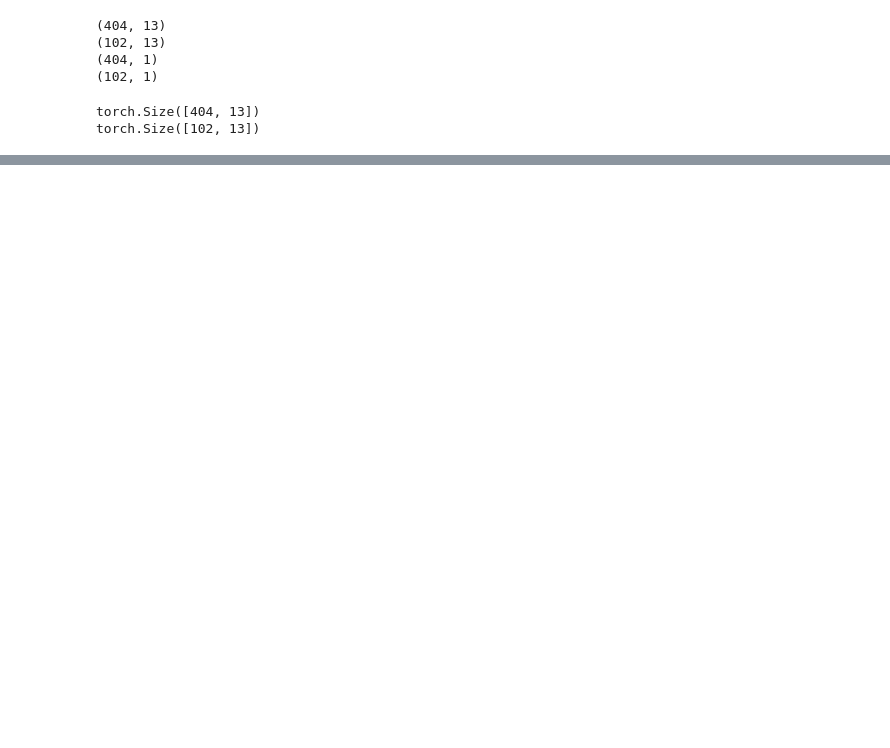
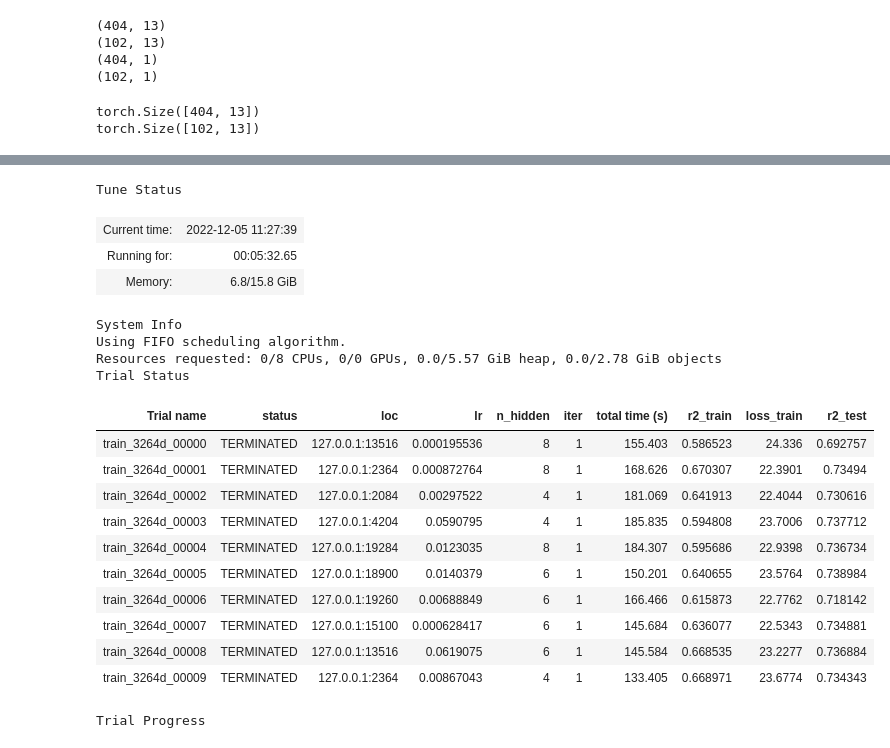
Before and after one commit to gabriellfelix/neural_networks, a Jupyter notebook: 01. Neural Network on Boston Housing Dataset/Neural Network on Boston Housing Dataset.ipynb, the cells around one changed output, grey strips where cells are left out. Cells and saved outputs as stored; diff of their text form; code cells hidden in the pictures; blank space fills up the shorter version.

Commit message:
add ajuste de hiperparametros com grid

```diff
--- a/01. Neural Network on Boston Housing Dataset/Neural Network on Boston Housing Dataset.ipynb
+++ b/01. Neural Network on Boston Housing Dataset/Neural Network on Boston Housing Dataset.ipynb
@@ -168,19 +166,0 @@ Sequential(
-# %%
-# Definindo o otimizador que será utilizado no backpropagation
-
-loss_function = nn.MSELoss()
-optimizer = torch.optim.Adam(model.parameters(), lr=learning_rate)
-# %%
-# Treinando a rede neural com forward propagation e backpropagation
-
-losses = []
-for epoch in range(1000):
-    for x, y in train_dataloader:
-        pred_y = model(x.to(torch.float32))
-        loss = loss_function(pred_y, y.to(torch.float32))
-        losses.append(loss.item())
-
-        model.zero_grad()
-        loss.backward()
-
-        optimizer.step()
@@ -220,0 +167,12 @@ R2: 0.7348280912797295
+# %%
+class Net(nn.Module):
+    def __init__(self, n_hidden=30):
+        super(Net, self).__init__()
+        self.lr1 = nn.Linear(13, n_hidden)
+        self.lr2 = nn.Linear(n_hidden, 1)
+
+    def forward(self, x):
+        x = self.lr1(x)
+        x = self.lr2(x)
+
+        return x
@@ -220,0 +215,13 @@ R2: 0.7348280912797295
+# %%
+config = {
+    "train_dataloader": train_dataloader,
+    "test_x": tensor_x_test,
+    "test_y": tensor_y_test,
+    "n_epochs": n_epochs,
+    "n_hidden": tune.sample_from(lambda _: 2*np.random.randint(2,5)),
+    "lr": tune.loguniform(1e-4, 1e-1)
+}
+# %%
+tuner = tune.Tuner(train, param_space=config, tune_config=tune.TuneConfig(metric="r2_test", mode="max", num_samples=n_grid))
+results = tuner.fit()
+# %% [output]
@@ -220,0 +230,20 @@ R2: 0.7348280912797295
+Tune Status
+| Current time: | 2022-12-05 11:27:39 |
+| Running for: | 00:05:32.65 |
+| Memory: | 6.8/15.8 GiB |
+System Info
+Using FIFO scheduling algorithm.
+Resources requested: 0/8 CPUs, 0/0 GPUs, 0.0/5.57 GiB heap, 0.0/2.78 GiB objects
+Trial Status
+| Trial name | status | loc | lr | n_hidden | iter | total time (s) | r2_train | loss_train | r2_test |
+| train_3264d_00000 | TERMINATED | 127.0.0.1:13516 | 0.000195536 | 8 | 1 | 155.403 | 0.586523 | 24.336 | 0.692757 |
+| train_3264d_00001 | TERMINATED | 127.0.0.1:2364 | 0.000872764 | 8 | 1 | 168.626 | 0.670307 | 22.3901 | 0.73494 |
+| train_3264d_00002 | TERMINATED | 127.0.0.1:2084 | 0.00297522 | 4 | 1 | 181.069 | 0.641913 | 22.4044 | 0.730616 |
+| train_3264d_00003 | TERMINATED | 127.0.0.1:4204 | 0.0590795 | 4 | 1 | 185.835 | 0.594808 | 23.7006 | 0.737712 |
+| train_3264d_00004 | TERMINATED | 127.0.0.1:19284 | 0.0123035 | 8 | 1 | 184.307 | 0.595686 | 22.9398 | 0.736734 |
+| train_3264d_00005 | TERMINATED | 127.0.0.1:18900 | 0.0140379 | 6 | 1 | 150.201 | 0.640655 | 23.5764 | 0.738984 |
+| train_3264d_00006 | TERMINATED | 127.0.0.1:19260 | 0.00688849 | 6 | 1 | 166.466 | 0.615873 | 22.7762 | 0.718142 |
+| train_3264d_00007 | TERMINATED | 127.0.0.1:15100 | 0.000628417 | 6 | 1 | 145.684 | 0.636077 | 22.5343 | 0.734881 |
+| train_3264d_00008 | TERMINATED | 127.0.0.1:13516 | 0.0619075 | 6 | 1 | 145.584 | 0.668535 | 23.2277 | 0.736884 |
+| train_3264d_00009 | TERMINATED | 127.0.0.1:2364 | 0.00867043 | 4 | 1 | 133.405 | 0.668971 | 23.6774 | 0.734343 |
+Trial Progress
```
Also changed, not shown: parts of 14 cells of this notebook.
